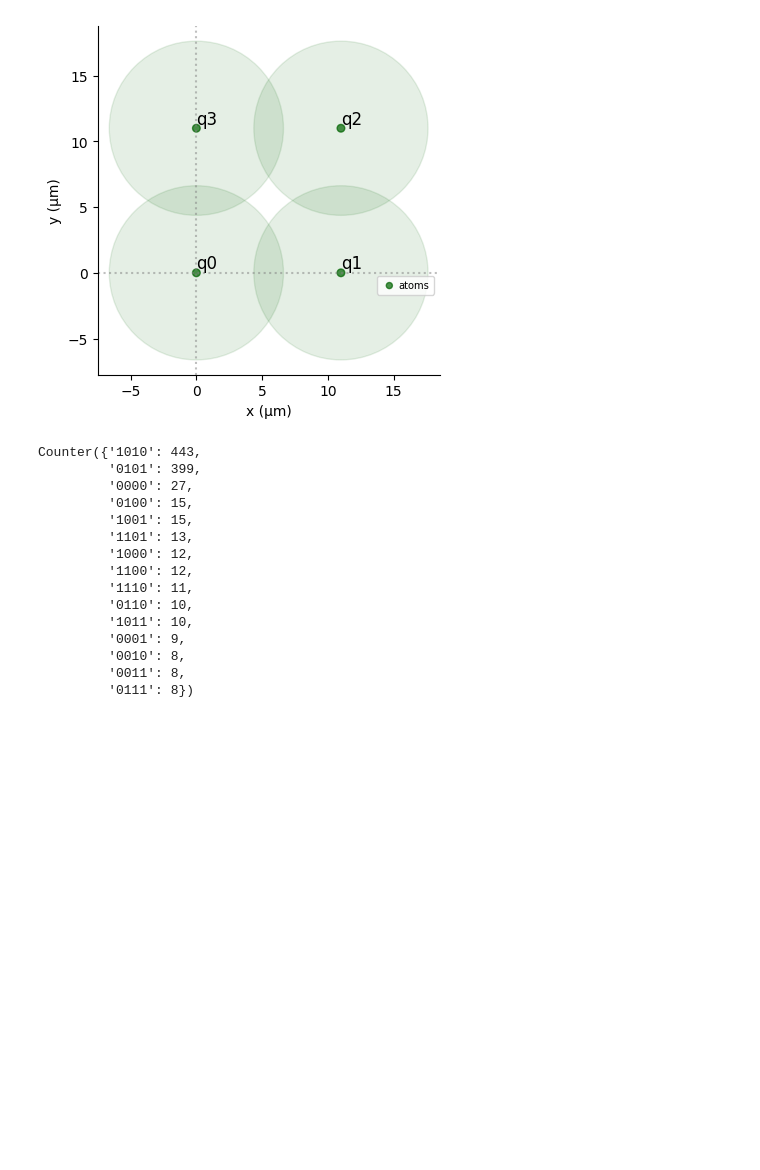
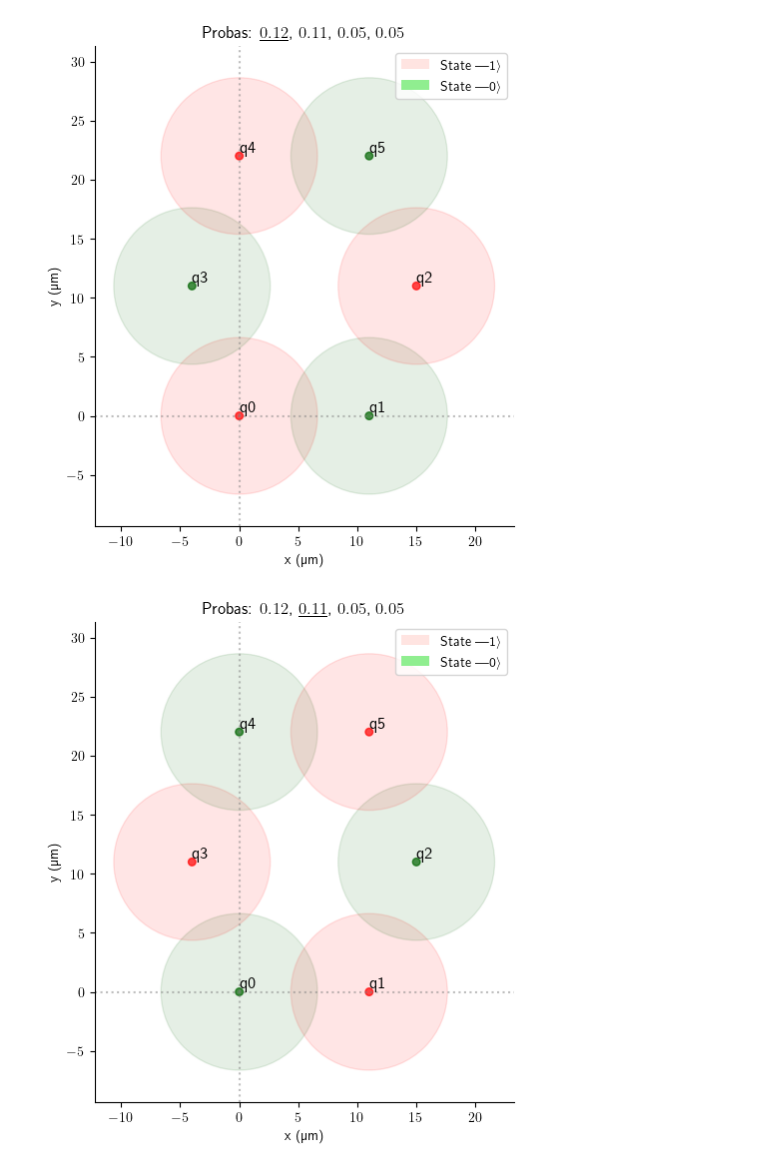
Before and after one commit to BoGGoG/PulserLearn, a Jupyter notebook: QuantumWires.ipynb, the cells around one changed output. Cells and saved outputs as stored; diff of their text form; code cells hidden in the pictures; blank space fills up the shorter version.

```diff
--- a/QuantumWires.ipynb
+++ b/QuantumWires.ipynb
@@ -83,38 +64,21 @@ Counter({'1001': 389,
 # %%
 coords = [
     [-0, 0],
     [11, 0],
-    [11, 11],
-    [0, 11],
+    [15, 11],
+    [-4, 11],
+    [-0, 22],
+    [11, 22],
     ]
 qubits = {f"q{i}": coord for (i, coord) in enumerate(coords)}
 reg = Register(qubits)
-reg.draw(
-    blockade_radius=DigitalAnalogDevice.rydberg_blockade_radius(1.0),
-    draw_graph=False,
-    draw_half_radius=True,
-)
 
 Omega = 5
 delta_i = -1
 T = 5000
 counts = anneal(reg, Omega, delta_i, draw=False, T=T)
-counts
+draw_solutions(reg, counts, n=2)
 # %% [output]
-[figure, old version]
+[figure, new version]
-Counter({'1010': 443,
-         '0101': 399,
-         '0000': 27,
-         '0100': 15,
-         '1001': 15,
-         '1101': 13,
-         '1000': 12,
-         '1100': 12,
-         '1110': 11,
-         '0110': 10,
-         '1011': 10,
-         '0001': 9,
-         '0010': 8,
-         '0011': 8,
-         '0111': 8})
+[figure, added]
 # %%
```
Also changed, not shown: parts of 7 cells of this notebook, 2 other files.
